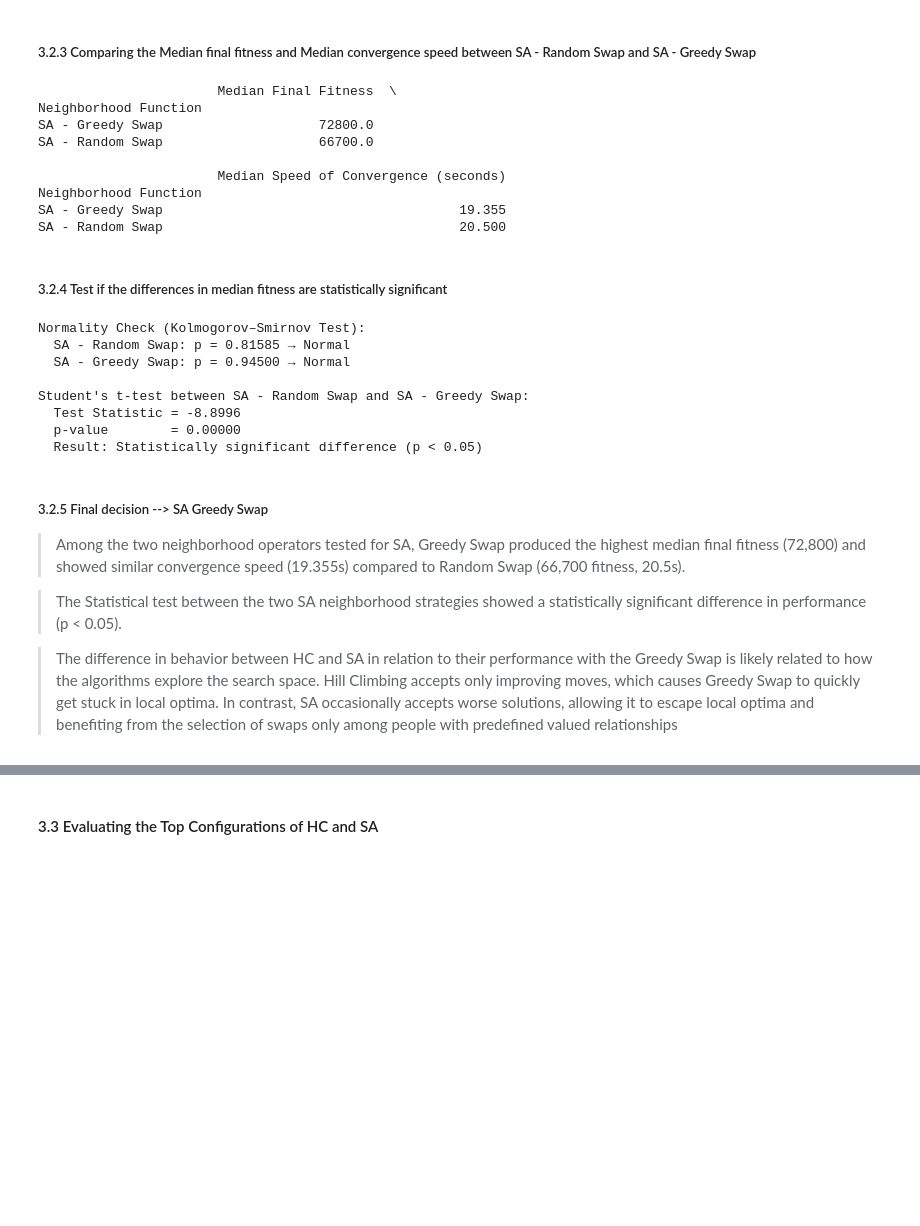
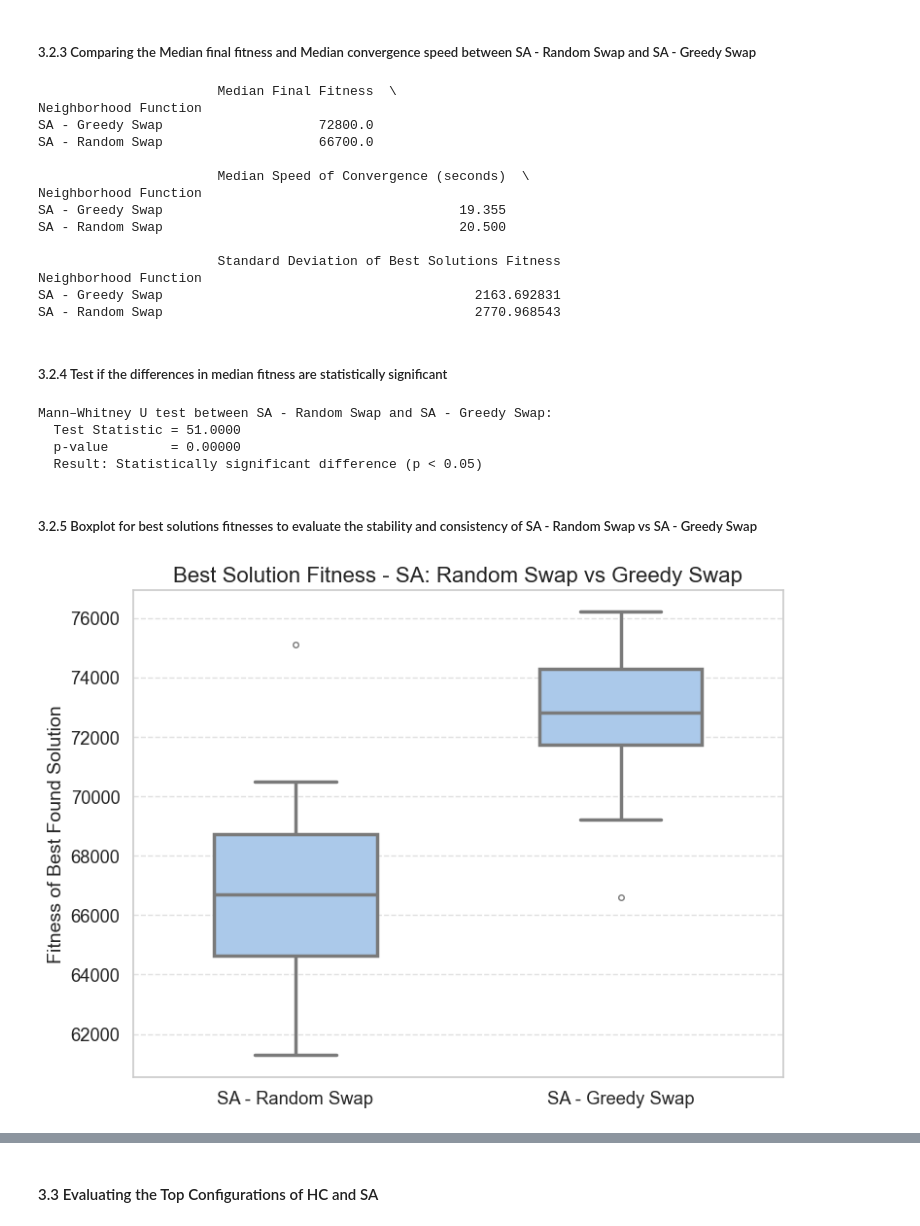
Before and after one commit to VGoon/CIFOProject-GroupZ-2425, a Jupyter notebook: Notebook - HC and SA_JH.ipynb, the cells around one changed output, grey strips where cells are left out. Cells and saved outputs as stored; diff of their text form; code cells hidden in the pictures; blank space fills up the shorter version.

```diff
--- a/Notebook - HC and SA_JH.ipynb
+++ b/Notebook - HC and SA_JH.ipynb
@@ -370,4 +446,11 @@ Trial duration: 20.49 seconds
 Number of iterations:  101
 Neighborhood: random_swap_neighborhood
 Best solution fitness: 67800
+# %%
+folder_path = os.path.join(os.getcwd(), "ModelResults", "SA", "Trial_results_random_swap_neighborhood")
+
+sa_rs_best_solutions = pd.read_csv(f"{folder_path}/best_solutions_20250515_194432.csv")["Fitness"].tolist()
+sa_rs_all_fitness_histories = pd.read_csv(f"{folder_path}/all_fitness_histories_20250515_194432.csv").values.tolist()
+sa_rs_median_fitness_per_iter = pd.read_csv(f"{folder_path}/median_fitness_per_iteration_20250515_194432.csv")["MedianFitness"].tolist()
+sa_rs_trial_durations = pd.read_csv(f"{folder_path}/trial_durations_20250515_194432.csv")["TrialDurations"].tolist()
 # %%
@@ -409,4 +503,11 @@ Trial duration: 17.93 seconds
 Number of iterations:  101
 Neighborhood: greedy_swap_neighborhood
 Best solution fitness: 71500
+# %%
+folder_path = os.path.join(os.getcwd(), "ModelResults", "SA", "Trial_results_greedy_swap_neighborhood")
+
+sa_gs_best_solutions = pd.read_csv(f"{folder_path}/best_solutions_20250515_195453.csv")["Fitness"].tolist()
+sa_gs_all_fitness_histories = pd.read_csv(f"{folder_path}/all_fitness_histories_20250515_195453.csv").values.tolist()
+sa_gs_median_fitness_per_iter = pd.read_csv(f"{folder_path}/median_fitness_per_iteration_20250515_195453.csv")["MedianFitness"].tolist()
+sa_gs_trial_durations = pd.read_csv(f"{folder_path}/trial_durations_20250515_195453.csv")["TrialDurations"].tolist()
 # %%
@@ -431,11 +542,18 @@ median_speed_of_convergence_values = [
     sa_rs_best_median_speed_of_convergence,
     sa_gs_best_median_speed_of_convergence
 ]
+std_fitness_values = [
+    sa_rs_best_solutions_fitness_std,
+    sa_gs_best_solutions_fitness_std
+]
+# Create a DataFrame to display the results
 median_fitness_df = pd.DataFrame({
     "Neighborhood Function": neighborhood_functions,
     "Median Final Fitness": median_fitness_values,
-    "Median Speed of Convergence (seconds)": median_speed_of_convergence_values
+    "Median Speed of Convergence (seconds)": median_speed_of_convergence_values,
+    "Standard Deviation of Best Solutions Fitness": std_fitness_values
 })
+
 median_fitness_df = median_fitness_df.set_index("Neighborhood Function")
 median_fitness_df = median_fitness_df.sort_values(by="Median Final Fitness", ascending=False)
 #Display the DataFrame
@@ -446,34 +564,51 @@ Neighborhood Function
 SA - Greedy Swap                    72800.0
 SA - Random Swap                    66700.0
 
-                       Median Speed of Convergence (seconds)
+                       Median Speed of Convergence (seconds)  \
 Neighborhood Function
 SA - Greedy Swap                                      19.355
 SA - Random Swap                                      20.500
+
+                       Standard Deviation of Best Solutions Fitness
+Neighborhood Function
+SA - Greedy Swap                                        2163.692831
+SA - Random Swap                                        2770.968543
 # %% [markdown]
 ##### 3.2.4 Test if the differences in median fitness are statistically significant
 # %%
 # Evaluate statistical significance between the SA - Random Swap and SA - Greedy Swap
 statistical_test_results = evaluate_statistical_significance_differece_algorithm_fitnesses(
-    sa_rs_best_solutions_fitness,
-    sa_gs_best_solutions_fitness,
+    sa_rs_best_solutions,
+    sa_gs_best_solutions,
     "SA - Random Swap",
     "SA - Greedy Swap"
 )
 # %% [output]
-Normality Check (Kolmogorov–Smirnov Test):
-  SA - Random Swap: p = 0.81585 → Normal
-  SA - Greedy Swap: p = 0.94500 → Normal
-
-Student's t-test between SA - Random Swap and SA - Greedy Swap:
-  Test Statistic = -8.8996
+Mann–Whitney U test between SA - Random Swap and SA - Greedy Swap:
+  Test Statistic = 51.0000
   p-value        = 0.00000
   Result: Statistically significant difference (p < 0.05)
-# %% [markdown]
-##### 3.2.5 Final decision --> SA Greedy Swap
-
-> Among the two neighborhood operators tested for SA, Greedy Swap produced the highest median final fitness (72,800) and showed similar convergence speed (19.355s) compared to Random Swap (66,700 fitness, 20.5s).
-
-> The Statistical test between the two SA neighborhood strategies showed a statistically significant difference in performance (p < 0.05).
-
-> The difference in behavior between HC and SA in relation to their performance with the Greedy Swap is likely related to how the algorithms explore the search space. Hill Climbing accepts only improving moves, which causes Greedy Swap to quickly get stuck in local optima. In contrast, SA occasionally accepts worse solutions, allowing it to escape local optima and benefiting from the selection of swaps only among people with predefined valued relationships
+# %% [markdown]
+##### 3.2.5 Boxplot for best solutions fitnesses to evaluate the stability and consistency of SA - Random Swap vs SA - Greedy Swap
+# %%
+data = []
+for value in sa_rs_best_solutions:
+    data.append({'value': value, 'group': 'SA - Random Swap'})
+for value in sa_gs_best_solutions:
+    data.append({'value': value, 'group': 'SA - Greedy Swap'})
+df_long = pd.DataFrame(data)
+
+# Seaborn styling
+sns.set_theme(style="whitegrid", palette="pastel", font_scale=1.2)
+# Create the plot
+plt.figure(figsize=(8, 6))
+ax = sns.boxplot(x='group', y='value', data=df_long, width=0.5, linewidth=2.5, fliersize=4)
+# Titles and labels
+plt.title('Best Solution Fitness - SA: Random Swap vs Greedy Swap', fontsize=16)
+plt.ylabel('Fitness of Best Found Solution', fontsize=14)
+plt.xlabel('')
+plt.grid(True, axis='y', linestyle='--', alpha=0.6)
+plt.tight_layout()
+plt.show()
+# %% [output]
+[figure, added]
```
Also changed, not shown: parts of 22 cells of this notebook, 6 other files.
